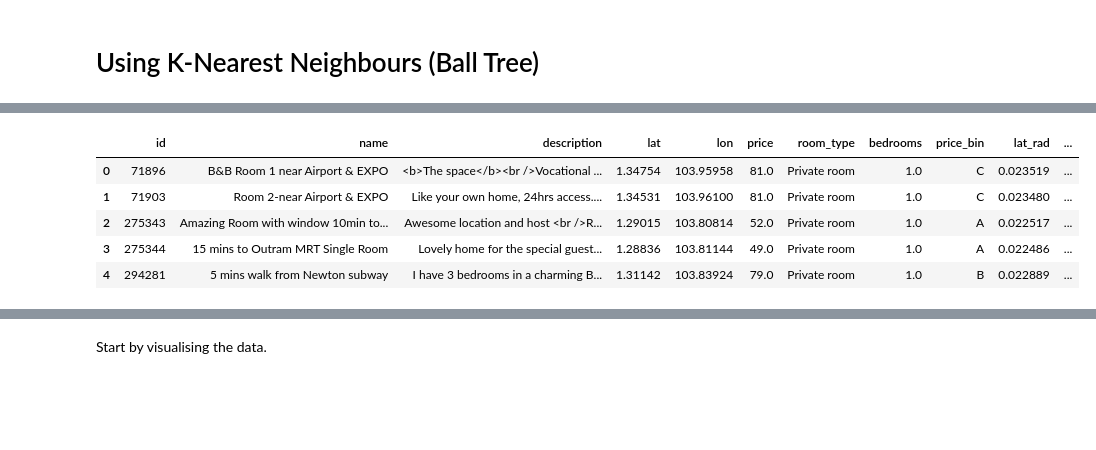
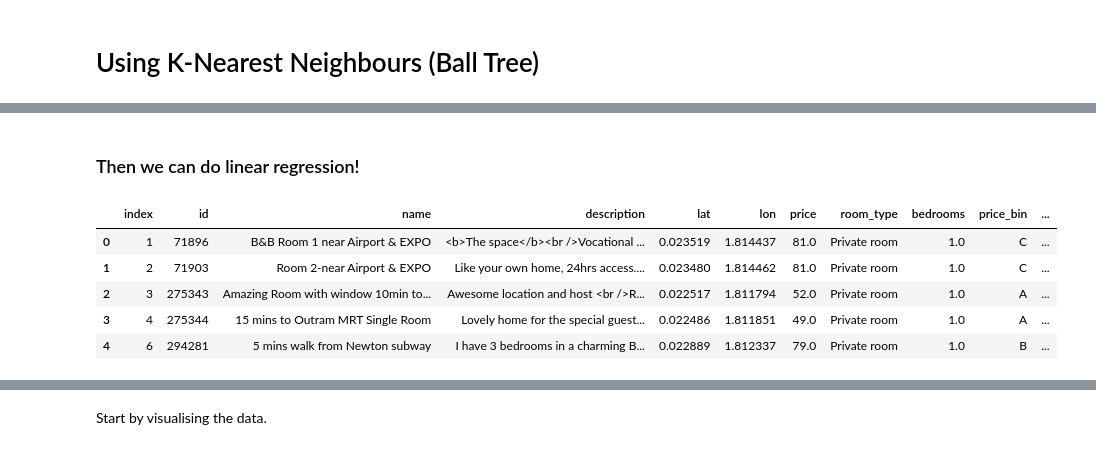
Before and after one commit to jingjietan/sc1015-project, a Jupyter notebook: exploration_map.ipynb, the cells around one changed output, grey strips where cells are left out. Cells and saved outputs as stored; diff of their text form; code cells hidden in the pictures; blank space fills up the shorter version.

```diff
--- a/exploration_map.ipynb
+++ b/exploration_map.ipynb
@@ -225,0 +158,4 @@ Name: distance_from_MRT, Length: 2495, dtype: float64
+# %%
+city:gpd.GeoDataFrame = gpd.read_file('data/singapore.geojson')
+common_filter = lambda x: ['osm_id', 'name', 'ref', f'{x}', 'other_tags', 'geometry', f'{x}']
+city.head()
@@ -225,0 +173,4 @@ Name: distance_from_MRT, Length: 2495, dtype: float64
+# %%
+mrt = city.filter(items=common_filter('railway'))
+mrt.query('railway == "station"', inplace=True) # Includes Sentosa monorail too
+mrt.head()
@@ -226,16 +236,45 @@ Name: distance_from_MRT, Length: 2495, dtype: float64
+# %%
+# Creates new columns converting coordinate degrees to radians.
+def degree_to_radians(data: gpd.GeoDataFrame)->None:
+    if not {'lat', 'lon'}.issubset(data.columns):
+        geometry_to_coordinates(data)
+    for column in ['lat','lon']:
+        data[column] = np.deg2rad(data[column].values)
+
+def geometry_to_coordinates(data: gpd.GeoDataFrame)->None:
+    data['lon'] = data.geometry.x
+    data['lat'] = data.geometry.y
+
+def find_closest(data: gpd.GeoDataFrame, name="_")->pd.Series:
+    # Check if 'lat' and 'lon' exists in data and df
+    if not {'lat','lon'}.issubset(data.columns):
+        degree_to_radians(data)
+    # Construct ball tree
+    bT = BallTree(data[['lat', 'lon']].values, metric='haversine')
+    # Grab the first nearest neighbour (distance only)
+    distances, _ = bT.query(df[['lat', 'lon']].values, k=1)
+    # Convert distances to km
+    distances = np.squeeze(distances)
+    convert_to_km = np.vectorize(lambda x: x * 6371)
+    distances = convert_to_km(distances)
+    return pd.Series(distances, name=name)
+
+# Convert dataset to radians
+degree_to_radians(df)
+# %% [markdown]
+### Then we can do linear regression!
 # %%
-# Append distance from MRT to house
-df.reset_index(drop=True, inplace=True)
-distances.reset_index(drop=True, inplace=True)
-df = pd.concat([df, distances], axis=1)
+df.reset_index(inplace=True)
+
+df = pd.concat([df, find_closest(mrt, "distance_from_MRT")], axis=1)
 df.head()
 # %% [output]
-|  | id | name | description | lat | lon | price | room_type | bedrooms | price_bin | lat_rad | ... |
-| 0 | 71896 | B&B Room 1 near Airport & EXPO | <b>The space</b><br />Vocational ... | 1.34754 | 103.95958 | 81.0 | Private room | 1.0 | C | 0.023519 | ... |
-| 1 | 71903 | Room 2-near Airport & EXPO | Like your own home, 24hrs access.... | 1.34531 | 103.96100 | 81.0 | Private room | 1.0 | C | 0.023480 | ... |
-| 2 | 275343 | Amazing Room with window 10min to... | Awesome location and host <br />R... | 1.29015 | 103.80814 | 52.0 | Private room | 1.0 | A | 0.022517 | ... |
-| 3 | 275344 | 15 mins to Outram MRT Single Room | Lovely home for the special guest... | 1.28836 | 103.81144 | 49.0 | Private room | 1.0 | A | 0.022486 | ... |
-| 4 | 294281 | 5 mins walk from Newton subway | I have 3 bedrooms in a charming B... | 1.31142 | 103.83924 | 79.0 | Private room | 1.0 | B | 0.022889 | ... |
+|  | index | id | name | description | lat | lon | price | room_type | bedrooms | price_bin | ... |
+| 0 | 1 | 71896 | B&B Room 1 near Airport & EXPO | <b>The space</b><br />Vocational ... | 0.023519 | 1.814437 | 81.0 | Private room | 1.0 | C | ... |
+| 1 | 2 | 71903 | Room 2-near Airport & EXPO | Like your own home, 24hrs access.... | 0.023480 | 1.814462 | 81.0 | Private room | 1.0 | C | ... |
+| 2 | 3 | 275343 | Amazing Room with window 10min to... | Awesome location and host <br />R... | 0.022517 | 1.811794 | 52.0 | Private room | 1.0 | A | ... |
+| 3 | 4 | 275344 | 15 mins to Outram MRT Single Room | Lovely home for the special guest... | 0.022486 | 1.811851 | 49.0 | Private room | 1.0 | A | ... |
+| 4 | 6 | 294281 | 5 mins walk from Newton subway | I have 3 bedrooms in a charming B... | 0.022889 | 1.812337 | 79.0 | Private room | 1.0 | B | ... |
 # %%
 df.info()
 # %% [output]
```
Also changed, not shown: parts of 23 cells of this notebook, 5 other files.
